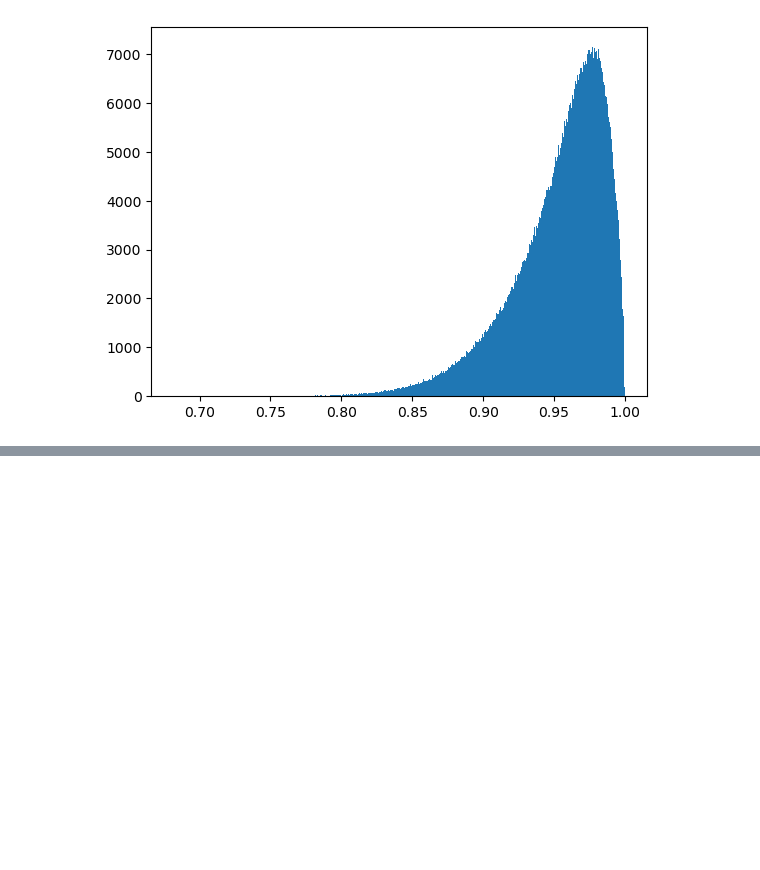
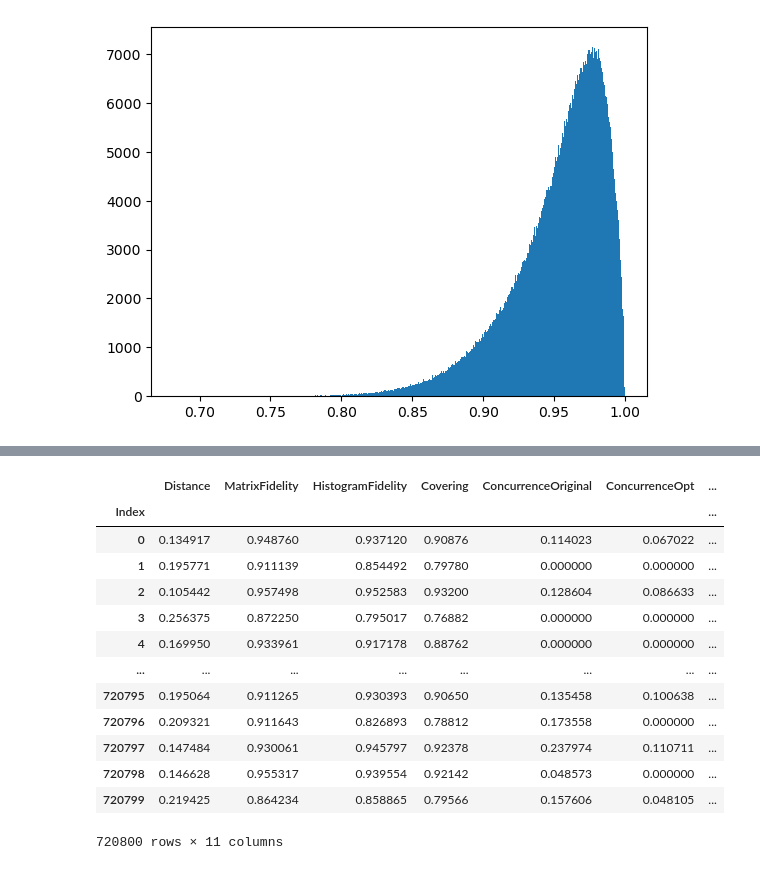
Before and after one commit to jkwiecien765/WernerTomography2, a Jupyter notebook: werner.ipynb, the cells around one changed output, grey strips where cells are left out. Saved outputs shown, nothing was run; the diff lists cells and outputs as text; code cells hidden in the pictures; blank space fills up the shorter version.

```diff
--- a/werner.ipynb
+++ b/werner.ipynb
@@ -883,0 +946,17 @@ plt.hist(alldata.Measures.HistogramFidelity, bins=1000)
+# %%
+allcomplex.Measures
+# %% [output]
+|  | Distance | MatrixFidelity | HistogramFidelity | Covering | ConcurrenceOriginal | ConcurrenceOpt | ... |
+| Index |  |  |  |  |  |  | ... |
+| 0 | 0.134917 | 0.948760 | 0.937120 | 0.90876 | 0.114023 | 0.067022 | ... |
+| 1 | 0.195771 | 0.911139 | 0.854492 | 0.79780 | 0.000000 | 0.000000 | ... |
+| 2 | 0.105442 | 0.957498 | 0.952583 | 0.93200 | 0.128604 | 0.086633 | ... |
+| 3 | 0.256375 | 0.872250 | 0.795017 | 0.76882 | 0.000000 | 0.000000 | ... |
+| 4 | 0.169950 | 0.933961 | 0.917178 | 0.88762 | 0.000000 | 0.000000 | ... |
+| ... | ... | ... | ... | ... | ... | ... | ... |
+| 720795 | 0.195064 | 0.911265 | 0.930393 | 0.90650 | 0.135458 | 0.100638 | ... |
+| 720796 | 0.209321 | 0.911643 | 0.826893 | 0.78812 | 0.173558 | 0.000000 | ... |
+| 720797 | 0.147484 | 0.930061 | 0.945797 | 0.92378 | 0.237974 | 0.110711 | ... |
+| 720798 | 0.146628 | 0.955317 | 0.939554 | 0.92142 | 0.048573 | 0.000000 | ... |
+| 720799 | 0.219425 | 0.864234 | 0.858865 | 0.79566 | 0.157606 | 0.048105 | ... |
+720800 rows × 11 columns
```
Also changed, not shown: parts of 19 cells of this notebook, 3 other files.
